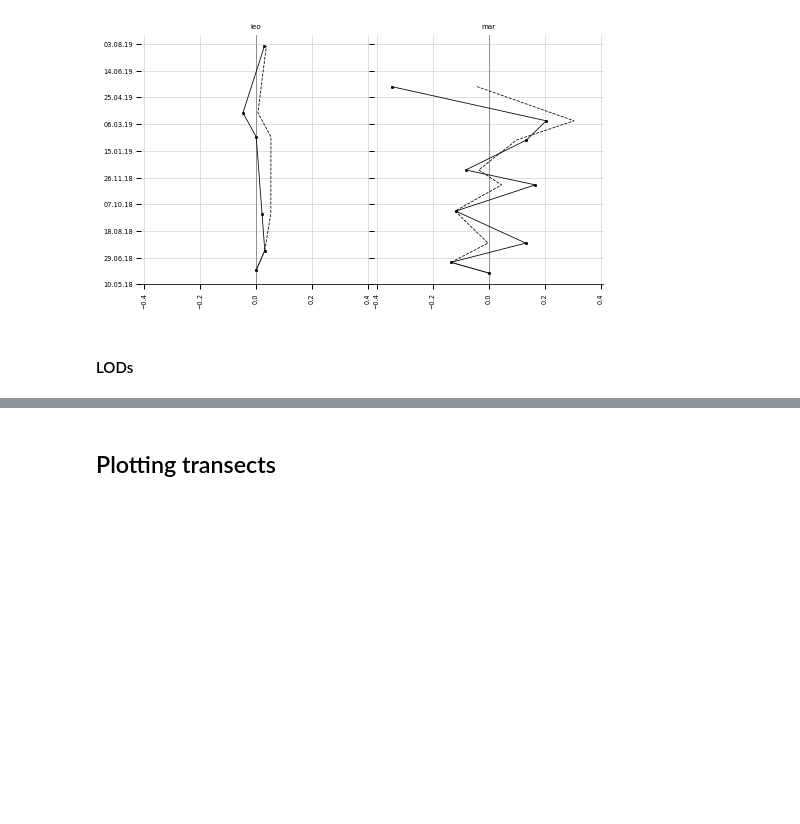
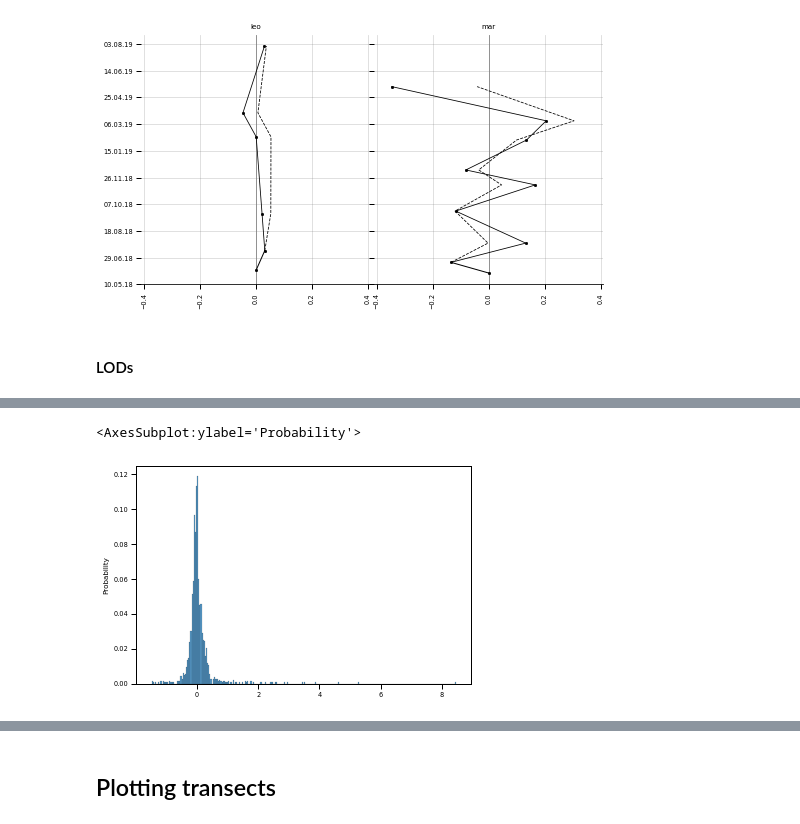
Before and after one commit to npucino/sandpyper, a Jupyter notebook: examples/Example_1_Profile_extraction-CLASS.ipynb, the cells around one changed output, grey strips where cells are left out. Cells and saved outputs as stored; diff of their text form; code cells hidden in the pictures; blank space fills up the shorter version.

```diff
--- a/examples/Example_1_Profile_extraction-CLASS.ipynb
+++ b/examples/Example_1_Profile_extraction-CLASS.ipynb
@@ -183,0 +467,7 @@ get_lod_table(D.dh_df, alpha=0.05)
+# %%
+sb.histplot(data_out,kde=False, stat='probability',
+                          line_kws=dict(edgecolor="w", linewidth=1)
+                             )
+# %% [output]
+<AxesSubplot:ylabel='Probability'>
+[figure, added]
```
Also changed, not shown: parts of 16 cells of this notebook, 4 other files.
